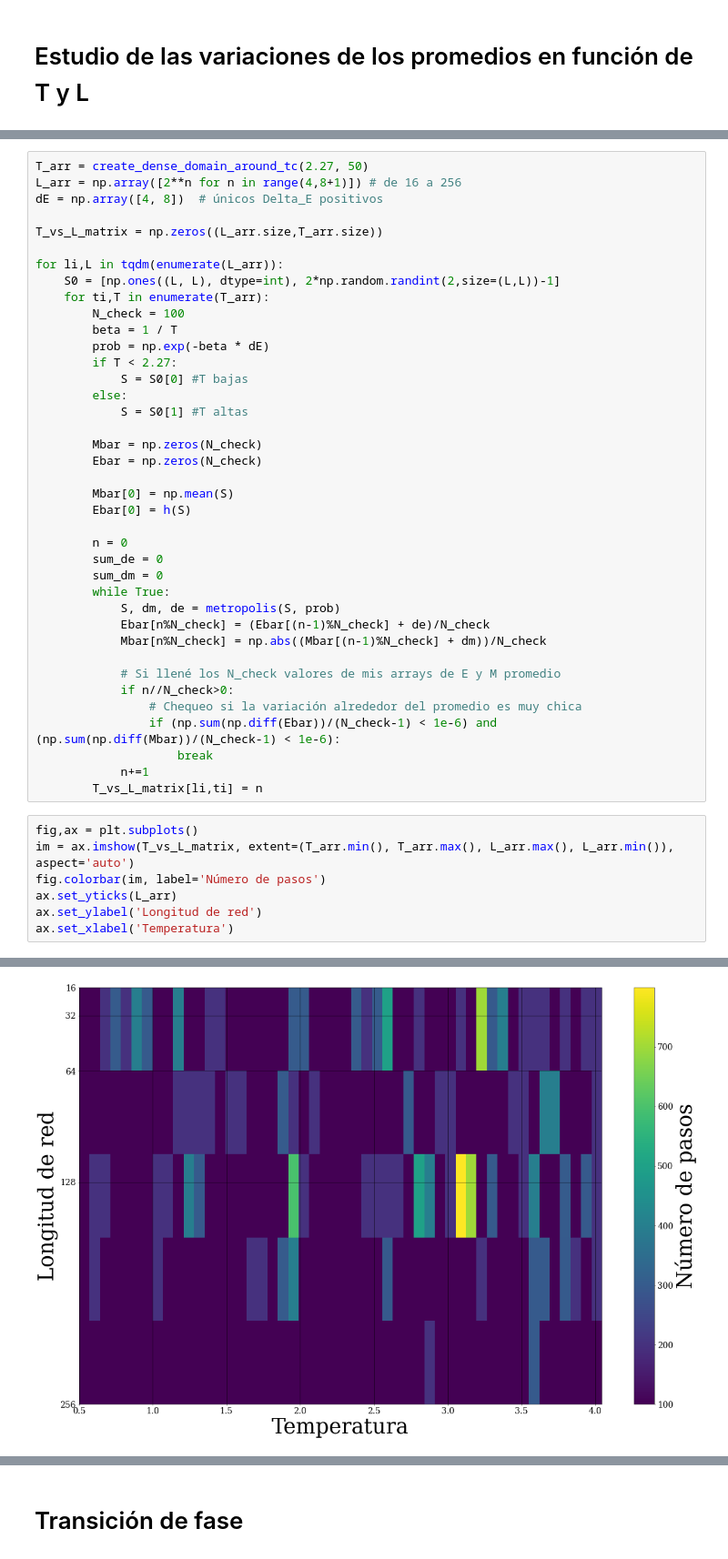
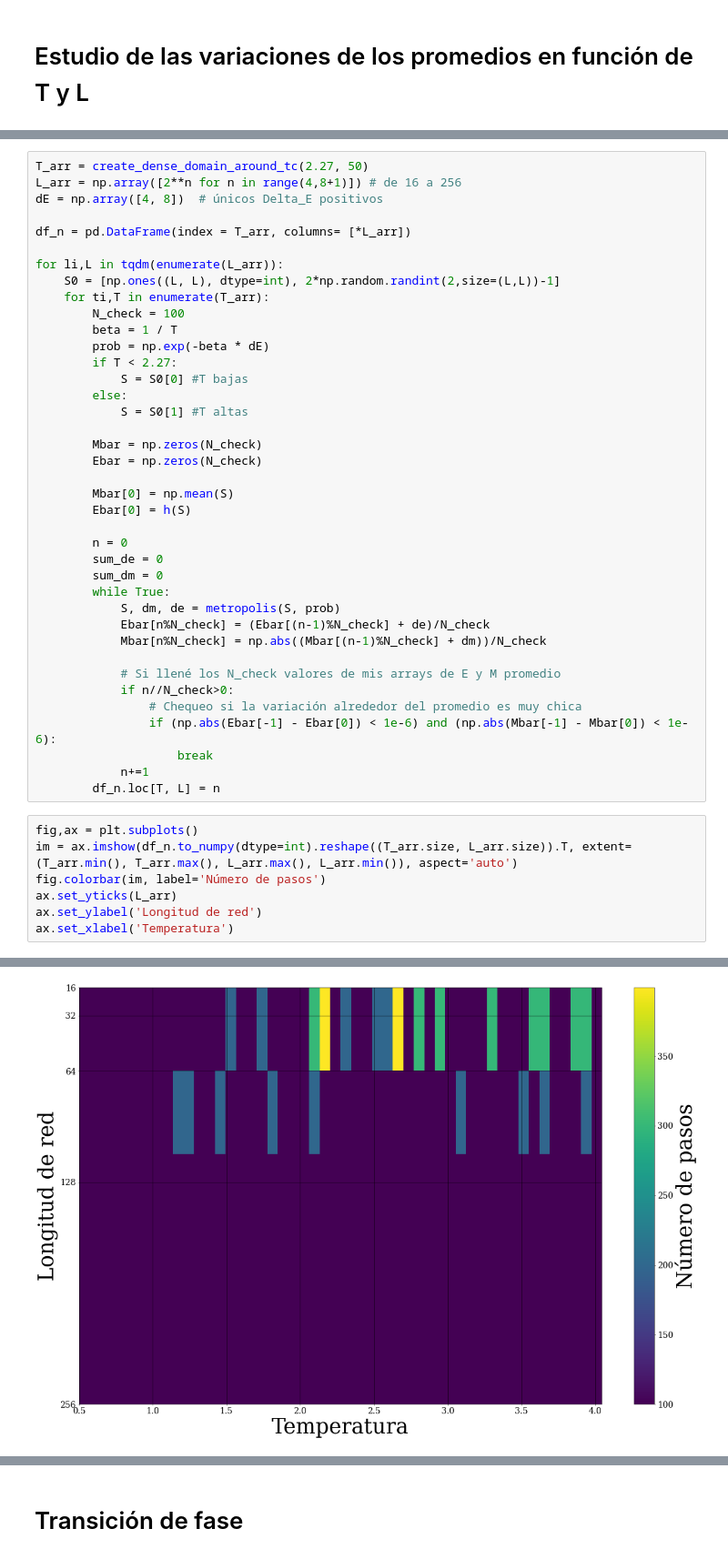
Before and after one commit to Lermacto/ising-2d, a Jupyter notebook: ising.ipynb, the cells around one changed output, grey strips where cells are left out. Shown at 91% size. Cells and saved outputs as stored; diff of their text form.

```diff
--- a/ising.ipynb
+++ b/ising.ipynb
@@ -191,7 +210,7 @@ T_arr = create_dense_domain_around_tc(2.27, 50)
 L_arr = np.array([2**n for n in range(4,8+1)]) # de 16 a 256
 dE = np.array([4, 8])  # únicos Delta_E positivos
 
-T_vs_L_matrix = np.zeros((L_arr.size,T_arr.size))
+df_n = pd.DataFrame(index = T_arr, columns= [*L_arr])
 
 for li,L in tqdm(enumerate(L_arr)):
     S0 = [np.ones((L, L), dtype=int), 2*np.random.randint(2,size=(L,L))-1]
@@ -221,18 +240,18 @@ for li,L in tqdm(enumerate(L_arr)):
             # Si llené los N_check valores de mis arrays de E y M promedio
             if n//N_check>0:
                 # Chequeo si la variación alrededor del promedio es muy chica
-                if (np.sum(np.diff(Ebar))/(N_check-1) < 1e-6) and (np.sum(np.diff(Mbar))/(N_check-1) < 1e-6):
+                if (np.abs(Ebar[-1] - Ebar[0]) < 1e-6) and (np.abs(Mbar[-1] - Mbar[0]) < 1e-6):
                     break
             n+=1
-        T_vs_L_matrix[li,ti] = n
+        df_n.loc[T, L] = n
 # %%
 fig,ax = plt.subplots()
-im = ax.imshow(T_vs_L_matrix, extent=(T_arr.min(), T_arr.max(), L_arr.max(), L_arr.min()), aspect='auto')
+im = ax.imshow(df_n.to_numpy(dtype=int).reshape((T_arr.size, L_arr.size)).T, extent=(T_arr.min(), T_arr.max(), L_arr.max(), L_arr.min()), aspect='auto')
 fig.colorbar(im, label='Número de pasos')
 ax.set_yticks(L_arr)
 ax.set_ylabel('Longitud de red')
 ax.set_xlabel('Temperatura')
 # %% [output]
 Text(0.5, 0, 'Temperatura')
-[figure, old version]
+[figure, new version]
 # %%
```
Also changed, not shown: parts of 4 cells of this notebook.
